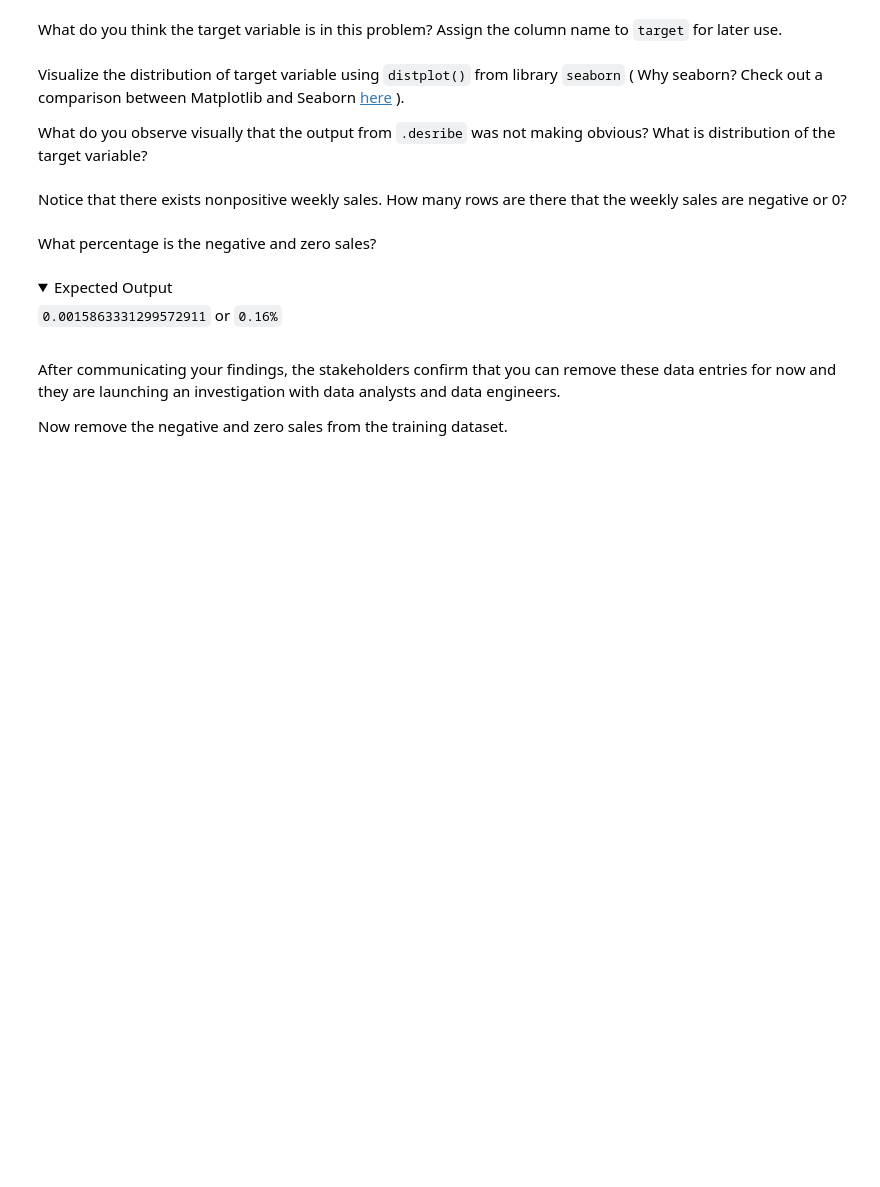
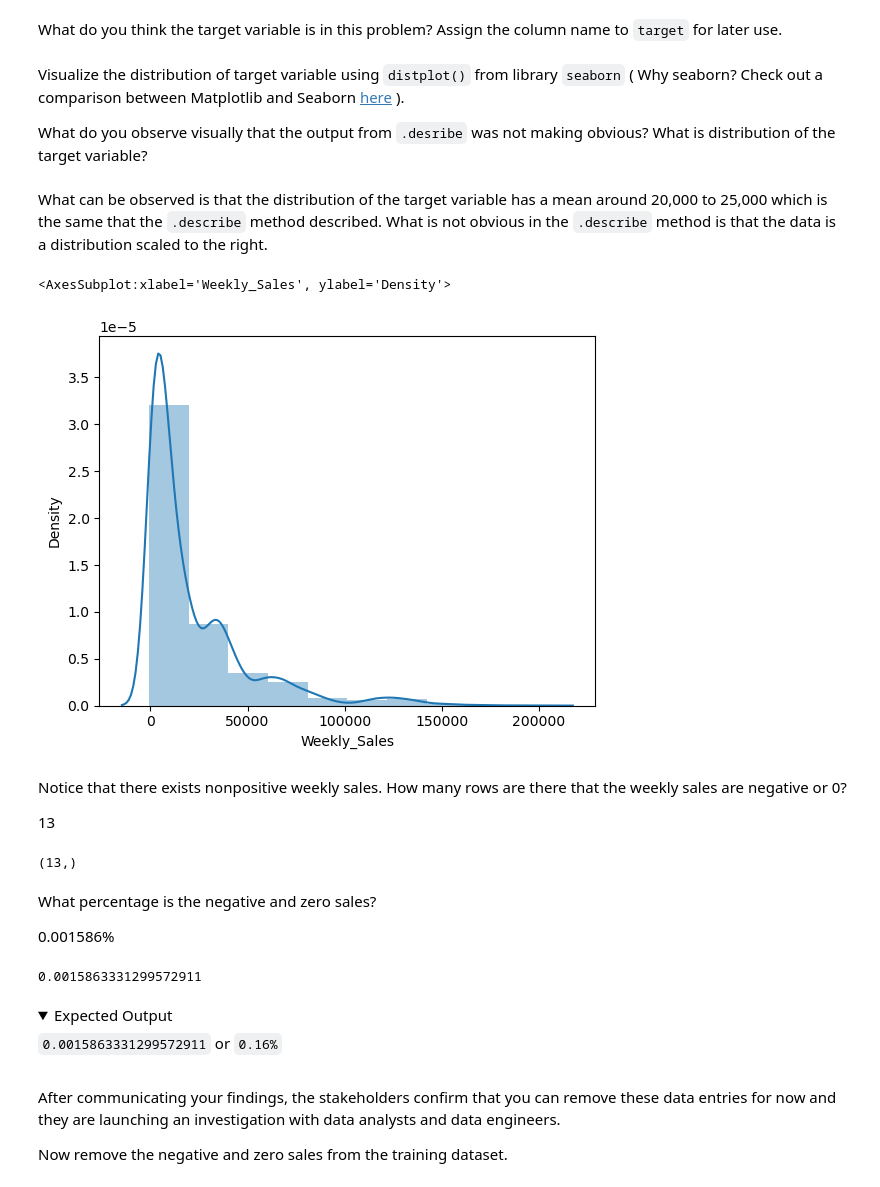
Before and after one commit to bryanat/FourthBrain, a Jupyter notebook: assignments/week-04-data-eng-airflow/nb/walmart-sales-data.ipynb, the cells around one changed output. Drawn from its saved outputs; the diff is of its cells as text; code cells hidden in the pictures; folded sections open; blank space fills up the shorter version.

Commit message:
Add notebook performing exploratory data analysis (week 4)

```diff
--- a/assignments/week-04-data-eng-airflow/nb/walmart-sales-data.ipynb
+++ b/assignments/week-04-data-eng-airflow/nb/walmart-sales-data.ipynb
@@ -243,6 +267,7 @@ Split the data into training dataset (80%) and test dataset (20%). Use function
 from sklearn.model_selection import train_test_split
 # %%
-df_train, df_test = train_test_split(df)
+
+df_train, df_test = train_test_split( df, test_size=0.2, random_state=42)
 # %%
 print('Original set  ---> ',df.shape,
       '\nTraining set  ---> ',df_train.shape,
@@ -351,28 +432,49 @@ dtype: int64
 # %% [markdown]
 What do you think the target variable is in this problem? Assign the column name to `target` for later use.
 # %%
-target = # YOUR CODE HERE
+# target = df_train[df_train['Weekly_Sales']]
+target = 'Weekly_Sales'
 # %% [markdown]
 Visualize the distribution of target variable using `distplot()` from library `seaborn` ( Why seaborn? Check out a comparison between Matplotlib and Seaborn [here](https://analyticsindiamag.com/comparing-python-data-visualization-tools-matplotlib-vs-seaborn/) ).
 
 What do you observe visually that the output from `.desribe` was not making obvious? What is distribution of the target variable?
+# %% [markdown]
+What can be observed is that the distribution of the target variable has a mean around 20,000 to 25,000 which is the same that the `.describe`  method described. What is not obvious in the `.describe` method is that the data is a distribution scaled to the right.
 # %%
 import seaborn as sns
-# YOUR CODE HERE and set the bins to 10
+sns.distplot(df_train[target], 10)
+# %% [output]
+<AxesSubplot:xlabel='Weekly_Sales', ylabel='Density'>
+[figure, added]
 # %% [markdown]
 Notice that there exists nonpositive weekly sales. How many rows are there that the weekly sales are negative or 0?
+
+13
 # %%
-# YOUR CODE HERE
+neg = df_train[target].loc[df_train[target]<=0]
+neg.shape #13 rows
 # HINT Sum of values less than or equal to 0 in training data
 # Expected Output: 13
+
+#neg.shape == 13 so there are 13 values that are 0 or negative
+# %% [output]
+(13,)
 # %% [markdown]
 What percentage is the negative and zero sales?
+
+0.001586%
 # %%
-# YOUR CODE HERE
+percent_neg = neg.shape[0] / df_train.shape[0]
+print(percent_neg)
+
+# 0.1586% of the rows are negative or zero
+
 # HINT if you think about target variable as a binary variable,
 # with either negative and zero sales or positive sales,
 # then the percentage of negative and zero sales is the percentage of 0s in the target variable
 # which is the same as taking the average of the negative and zero sales
+# %% [output]
+0.0015863331299572911
 # %% [markdown]
 <details>
 <summary>Expected Output</summary>
```
Also changed, not shown: parts of 45 cells of this notebook, 1 other file.
